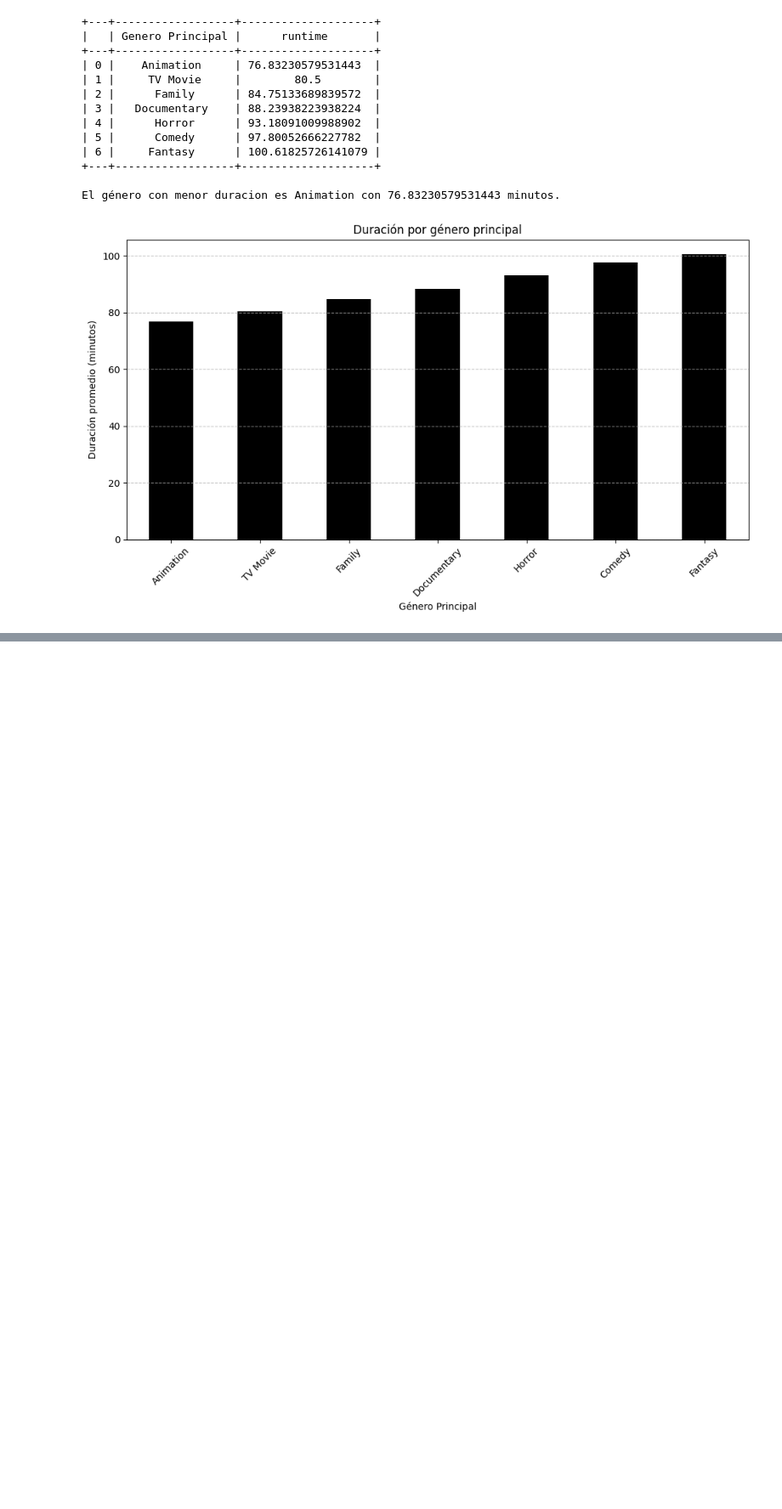
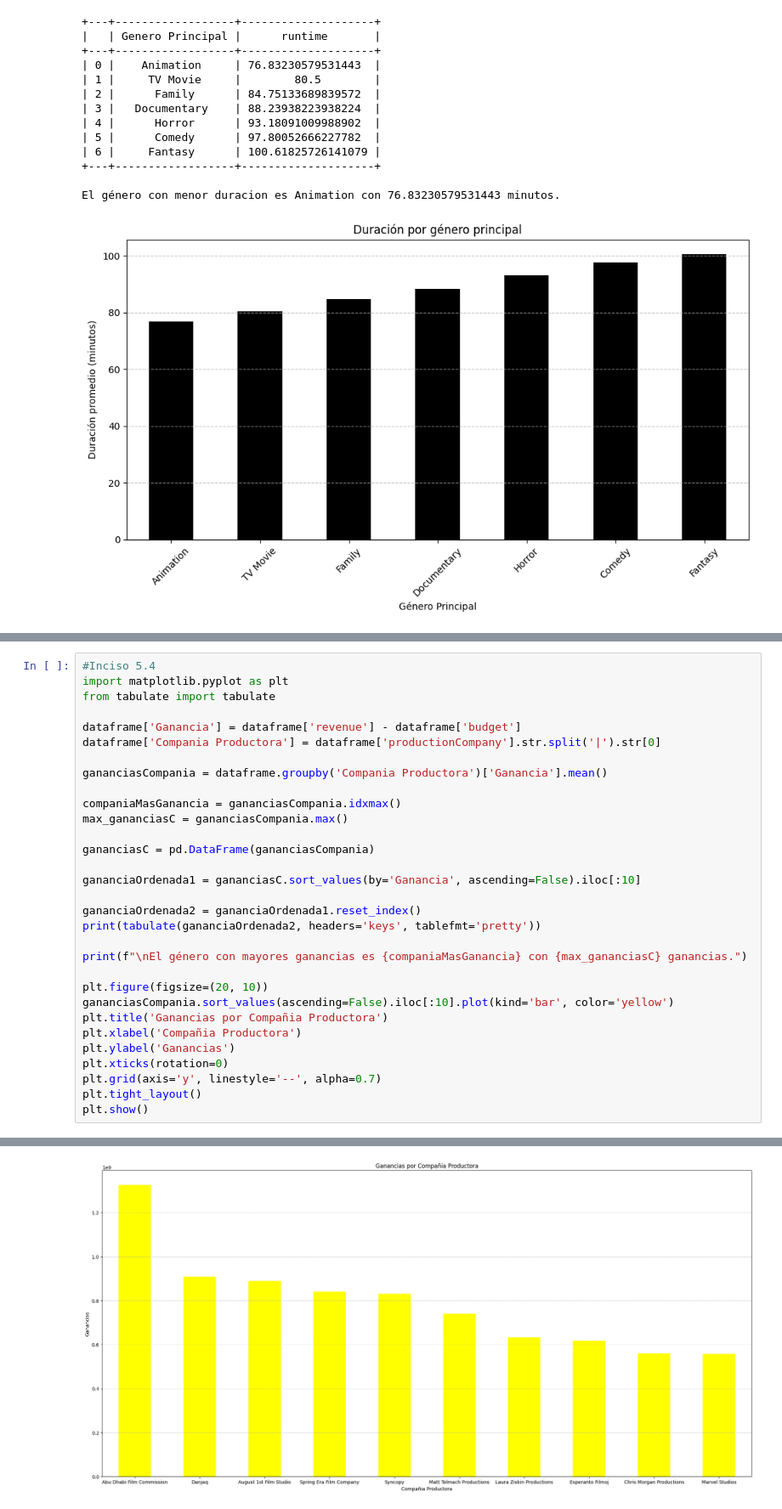
Before and after one commit to Dahernandezsilve/HT1MD, a Jupyter notebook: HT_1_Análisis_Exploratorio.ipynb, the cells around one changed output, grey strips where cells are left out. Shown at 85% size. Saved outputs shown, nothing was run; the diff lists cells and outputs as text; blank space fills up the shorter version.

Commit message:
incisos 5.4, 5.5, 5.6

```diff
--- a/HT_1_Análisis_Exploratorio.ipynb
+++ b/HT_1_Análisis_Exploratorio.ipynb
@@ -995,0 +1000,32 @@ El género con menor duracion es Animation con 76.83230579531443 minutos.
+# %%
+#Inciso 5.4
+import matplotlib.pyplot as plt
+from tabulate import tabulate
+
+dataframe['Ganancia'] = dataframe['revenue'] - dataframe['budget']
+dataframe['Compania Productora'] = dataframe['productionCompany'].str.split('|').str[0]
+
+gananciasCompania = dataframe.groupby('Compania Productora')['Ganancia'].mean()
+
+companiaMasGanancia = gananciasCompania.idxmax()
+max_gananciasC = gananciasCompania.max()
+
+gananciasC = pd.DataFrame(gananciasCompania)
+
+gananciaOrdenada1 = gananciasC.sort_values(by='Ganancia', ascending=False).iloc[:10]
+
+gananciaOrdenada2 = gananciaOrdenada1.reset_index()
+print(tabulate(gananciaOrdenada2, headers='keys', tablefmt='pretty'))
+
+print(f"\nEl género con mayores ganancias es {companiaMasGanancia} con {max_gananciasC} ganancias.")
+
+plt.figure(figsize=(20, 10))
+gananciasCompania.sort_values(ascending=False).iloc[:10].plot(kind='bar', color='yellow')
+plt.title('Ganancias por Compañia Productora')
+plt.xlabel('Compañia Productora')
+plt.ylabel('Ganancias')
+plt.xticks(rotation=0)
+plt.grid(axis='y', linestyle='--', alpha=0.7)
+plt.tight_layout()
+plt.show()
+# %% [output]
@@ -995,0 +1048 @@ El género con menor duracion es Animation con 76.83230579531443 minutos.
+[figure, added]
```
Also changed, not shown: parts of 6 cells of this notebook.
